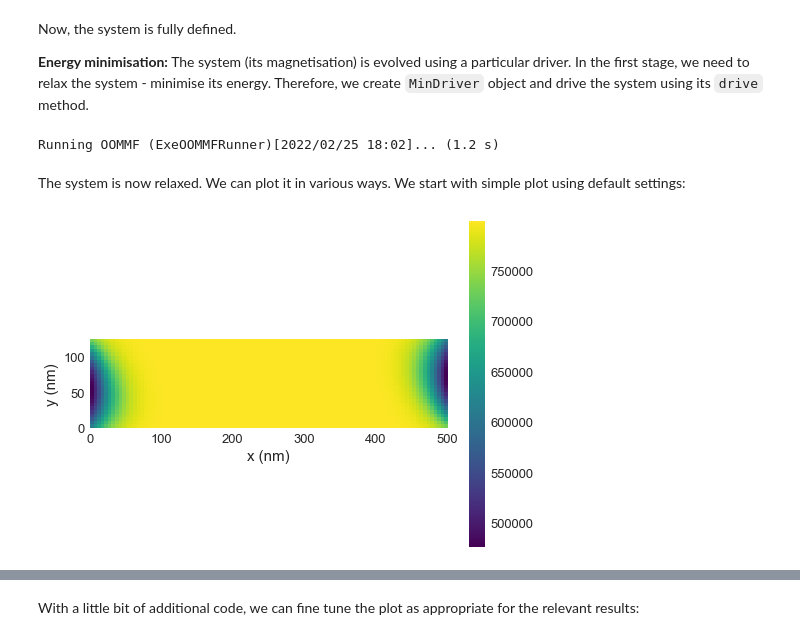
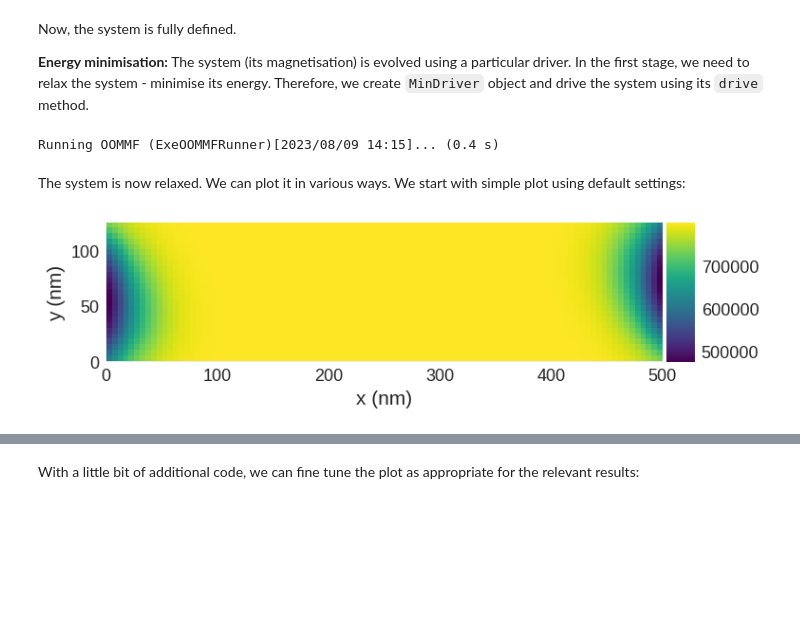
Before and after one commit to ubermag/tutorials, a Jupyter notebook: examples/08-tutorial-standard-problem4.ipynb, the cells around one changed output, grey strips where cells are left out. Saved outputs shown, nothing was run; the diff lists cells and outputs as text; code cells hidden in the pictures; blank space fills up the shorter version.

```diff
--- a/examples/08-tutorial-standard-problem4.ipynb
+++ b/examples/08-tutorial-standard-problem4.ipynb
@@ -93,7 +93,7 @@ $-\frac{\gamma_{0}}{1 + \alpha^{2}} \mathbf{m} \times \mathbf{H}_\text{eff}-\fra
 # %% [markdown]
 **Magnetisation:** Finally, we have to provide the magnetisation configuration that is going to be relaxed subsequently. We choose the uniform configuration in $(1, 0.25, 0.1)$ direction, and as norm (magnitude) we set the magnetisation saturation $M_\text{s}$. In order to create the magnetisation configuration, we create a `Field` object from the `discretisedfield` module.
 # %%
-system.m = df.Field(mesh, dim=3, value=(1, 0.25, 0.1), norm=Ms)
+system.m = df.Field(mesh, nvdim=3, value=(1, 0.25, 0.1), norm=Ms)
 # %% [markdown]
 Now, the system is fully defined.
 
@@ -102,13 +102,13 @@ Now, the system is fully defined.
 md = oc.MinDriver()  # create energy minimisation driver
 md.drive(system)  # minimise the system's energy
 # %% [output]
-Running OOMMF (ExeOOMMFRunner)[2022/02/25 18:02]... (1.2 s)
+Running OOMMF (ExeOOMMFRunner)[2023/08/09 14:15]... (0.4 s)
 # %% [markdown]
 The system is now relaxed. We can plot it in various ways. We start with simple plot using default settings:
 # %%
 # x-component
-system.m.x.plane('z').mpl()
+system.m.x.sel('z').mpl()
 # %% [output]
-[figure, old version]
+[figure, new version]
 # %%
 # y-component
```
Also changed, not shown: parts of 8 cells of this notebook.
